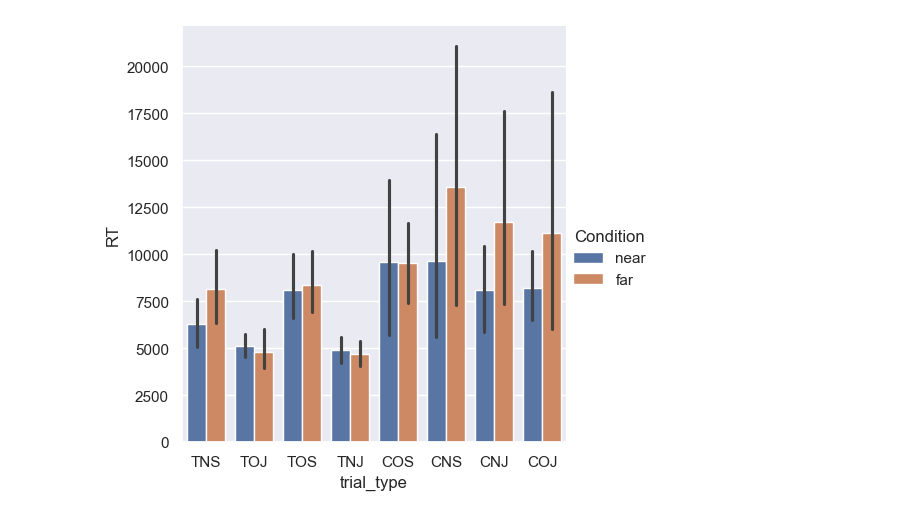
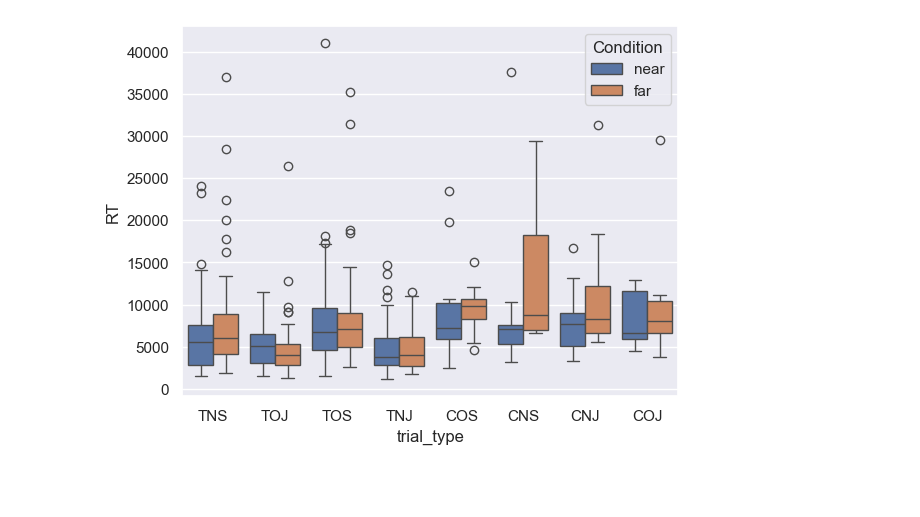
Before and after one commit to benguenther/Koh-blocks, a Jupyter notebook: KohStudy.ipynb, the cells around one changed output. Drawn from its saved outputs; the diff is of its cells as text; code cells hidden in the pictures; blank space fills up the shorter version.

```diff
--- a/KohStudy.ipynb
+++ b/KohStudy.ipynb
@@ -45,21 +45,22 @@ data['trial_type'] = np.select(conditions, choices2, default='n/a')
 data.to_csv("koh_master.csv", index = False)
 # %%
 import seaborn as sns
+import pandas as pd
 import matplotlib.pyplot as plt
 
 sns.set_theme()
 
 data = pd.read_csv("koh_master.csv")
 
-bar = sns.catplot(
+box = sns.boxplot(
     data=data[data["Response Accuracy"] == 1],
-    kind = "bar",
+    #kind = "bar",
     x="trial_type",
     y="RT",
     hue="Condition"#,
     #row = "Subject ID"
     )
 
 plt.show()
 # %% [output]
-[figure, old version]
+[figure, new version]
```
Also changed, not shown: parts of 4 cells of this notebook.
